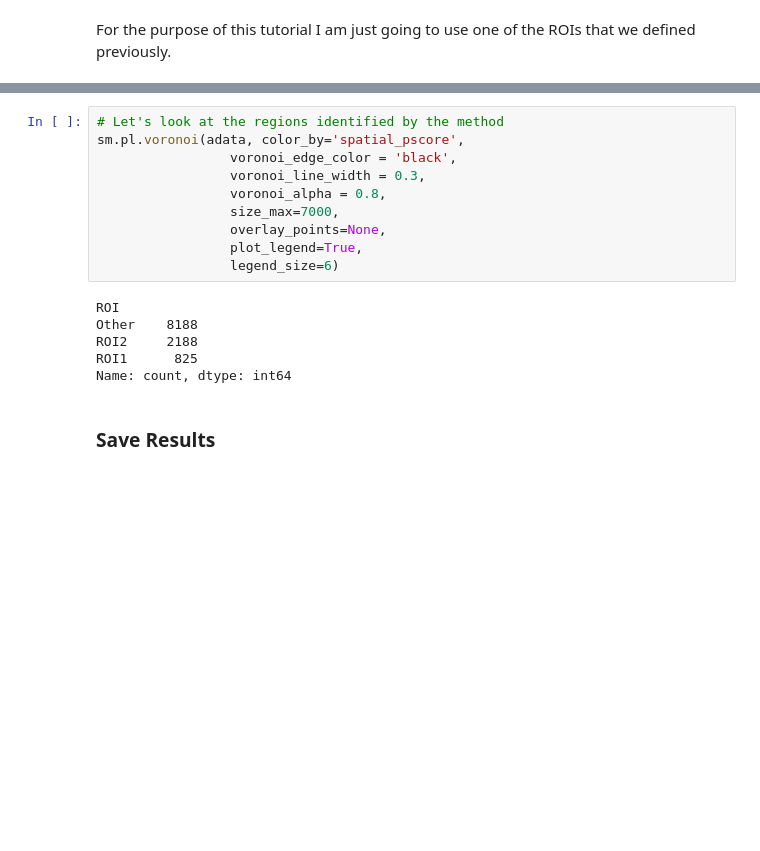
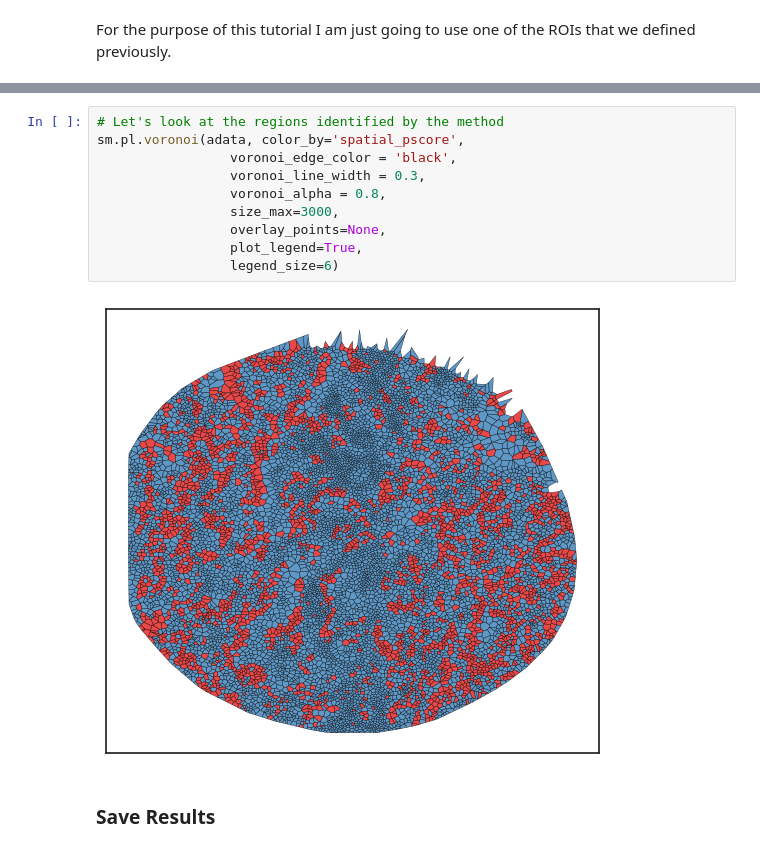
Before and after one commit to labsyspharm/scimap, a Jupyter notebook: docs/tutorials/nbs/Spatial Search.ipynb, the cells around one changed output, grey strips where cells are left out. Drawn from its saved outputs; the diff is of its cells as text; blank space fills up the shorter version.

```diff
--- a/docs/tutorials/nbs/Spatial Search.ipynb
+++ b/docs/tutorials/nbs/Spatial Search.ipynb
@@ -84,19 +77,15 @@ UnboundLocalError: local variable 'dist' referenced before assignment
 # %%
 # Let's look at the regions identified by the method
 sm.pl.voronoi(adata, color_by='spatial_pscore',
                  voronoi_edge_color = 'black',
                  voronoi_line_width = 0.3,
                  voronoi_alpha = 0.8,
-                 size_max=7000,
+                 size_max=3000,
                  overlay_points=None,
                  plot_legend=True,
                  legend_size=6)
 # %% [output]
-ROI
-Other    8188
-ROI2     2188
-ROI1      825
-Name: count, dtype: int64
+[figure, added]
 # %% [markdown]
 ### Save Results
 # %%
```
Also changed, not shown: parts of 7 cells of this notebook, 11 other files.
